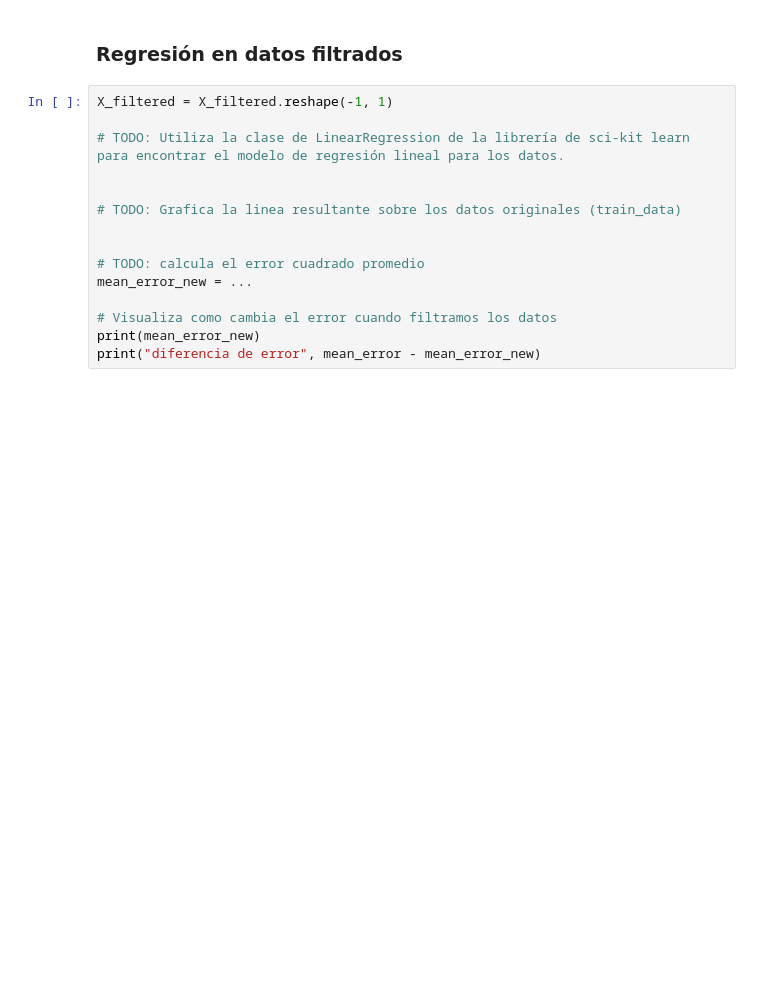
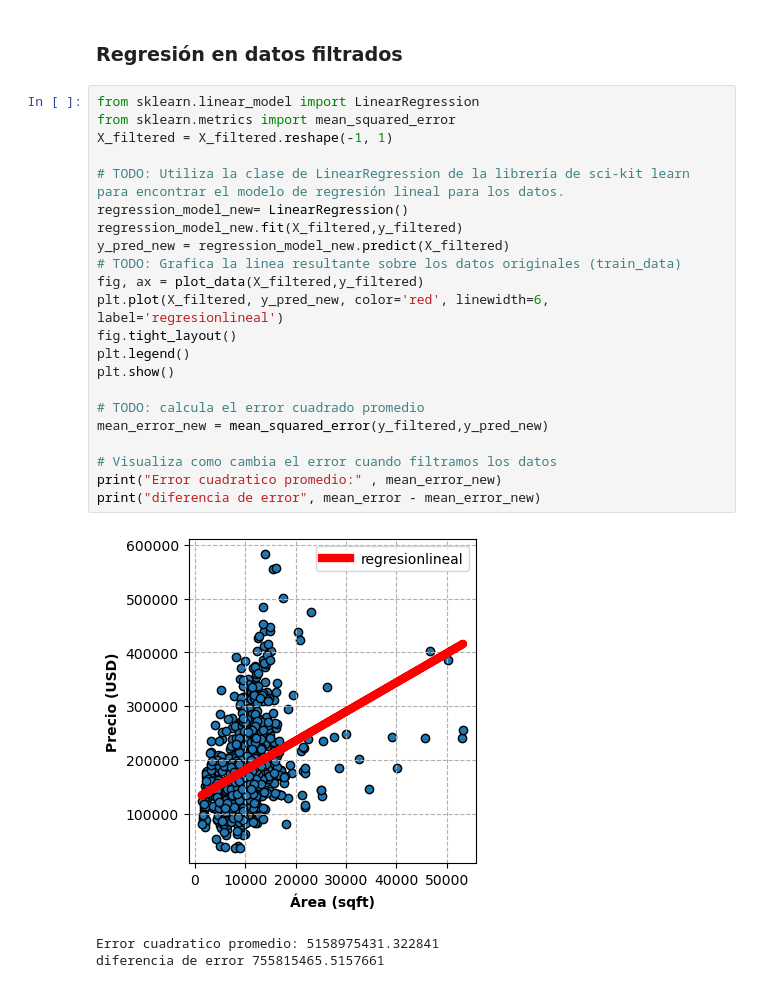
Before and after one commit to analuciarojas/ML23_Nasa2.0, a Jupyter notebook: ml23/ejercicio_1_LinearReg/linear_regression.ipynb, the cells around one changed output. Cells and saved outputs as stored; diff of their text form; blank space fills up the shorter version.

```diff
--- a/ml23/ejercicio_1_LinearReg/linear_regression.ipynb
+++ b/ml23/ejercicio_1_LinearReg/linear_regression.ipynb
@@ -270,20 +270,31 @@ plt.show()
 # %% [markdown]
 ### Regresión en datos filtrados
 # %%
+from sklearn.linear_model import LinearRegression
+from sklearn.metrics import mean_squared_error
 X_filtered = X_filtered.reshape(-1, 1)
 
 # TODO: Utiliza la clase de LinearRegression de la librería de sci-kit learn para encontrar el modelo de regresión lineal para los datos.
-
-
+regression_model_new= LinearRegression()
+regression_model_new.fit(X_filtered,y_filtered)
+y_pred_new = regression_model_new.predict(X_filtered)
 # TODO: Grafica la linea resultante sobre los datos originales (train_data)
-
+fig, ax = plot_data(X_filtered,y_filtered)
+plt.plot(X_filtered, y_pred_new, color='red', linewidth=6, label='regresionlineal')
+fig.tight_layout()
+plt.legend()
+plt.show()
 
 # TODO: calcula el error cuadrado promedio
-mean_error_new = ...
+mean_error_new = mean_squared_error(y_filtered,y_pred_new)
 
 # Visualiza como cambia el error cuando filtramos los datos
-print(mean_error_new)
+print("Error cuadratico promedio:" , mean_error_new)
 print("diferencia de error", mean_error - mean_error_new)
+# %% [output]
+[figure, added]
+Error cuadratico promedio: 5158975431.322841
+diferencia de error 755815465.5157661
 # %% [markdown]
 ## TODO: Responde las siguientes preguntas
 
```
Also changed, not shown: parts of 6 cells of this notebook.
